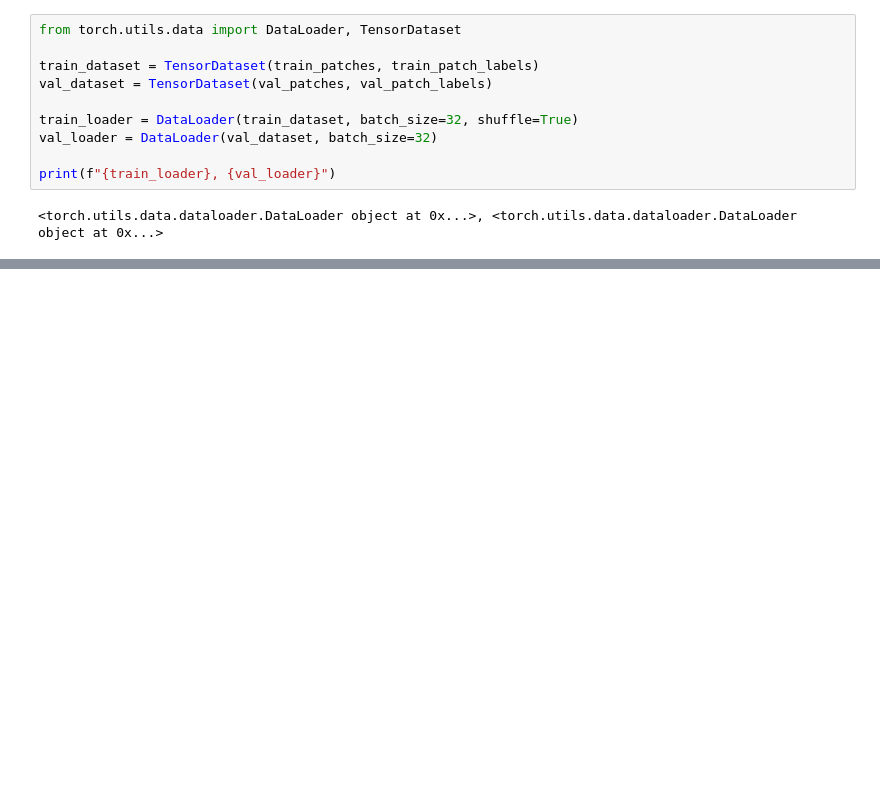
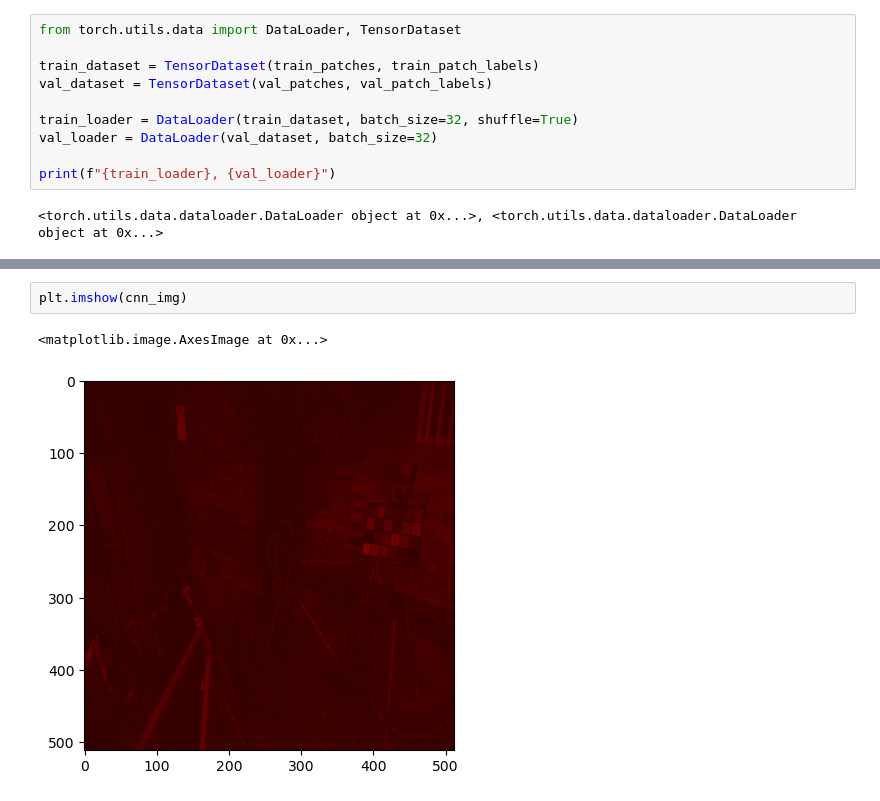
Before and after one commit to DeveloperVishnuVardhan/Color-Constancy-Research, a Jupyter notebook: sample.ipynb, the cells around one changed output, grey strips where cells are left out. Cells and saved outputs as stored; diff of their text form; blank space fills up the shorter version.

```diff
--- a/sample.ipynb
+++ b/sample.ipynb
@@ -175,0 +289,5 @@ with torch.no_grad():
+# %%
+plt.imshow(cnn_img)
+# %% [output]
+<matplotlib.image.AxesImage at 0x...>
+[figure, added]
```
Also changed, not shown: parts of 12 cells of this notebook, 4 other files.
